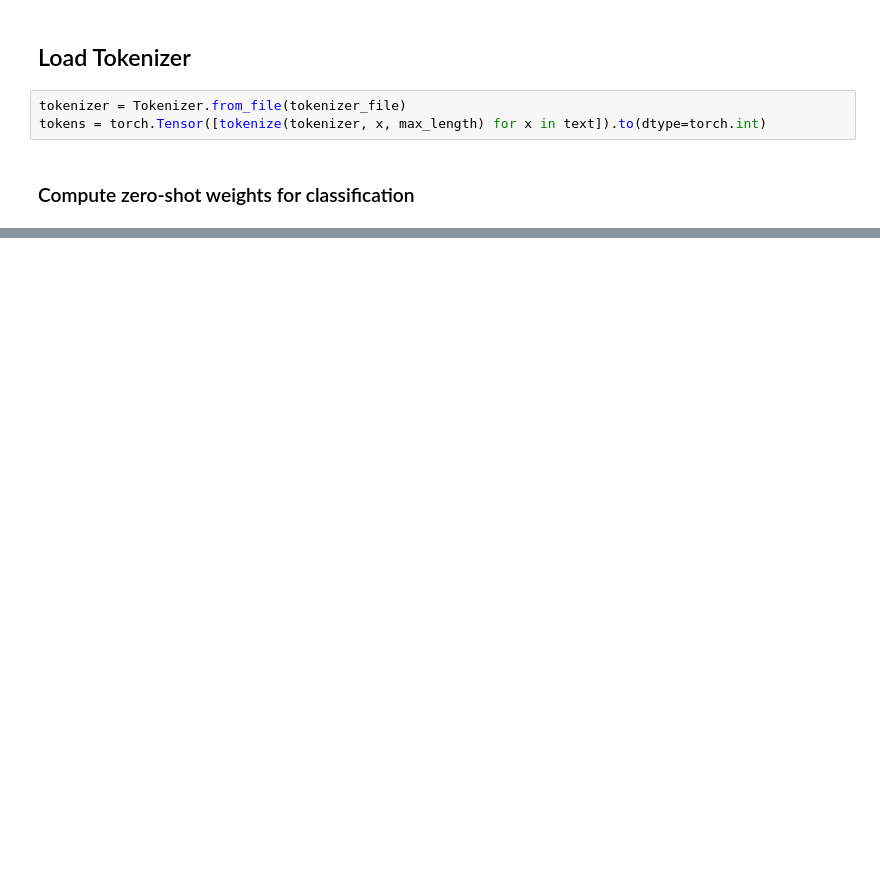
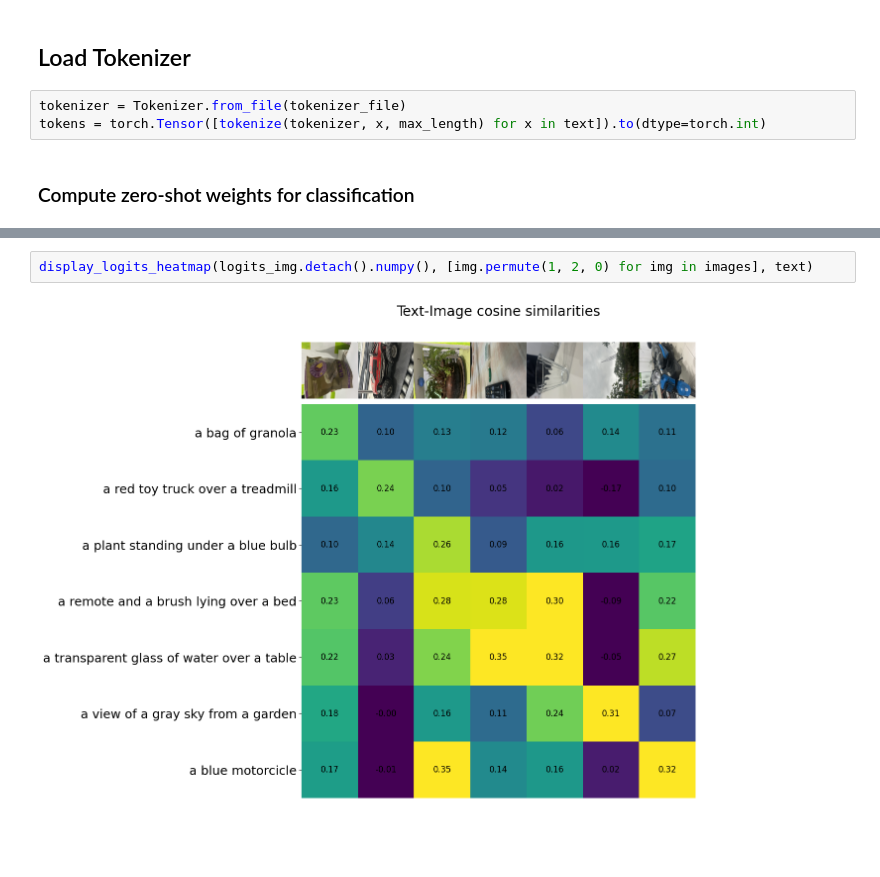
Before and after one commit to cs582/CLIP_implementation, a Jupyter notebook: demo.ipynb, the cells around one changed output, grey strips where cells are left out. Cells and saved outputs as stored; diff of their text form; blank space fills up the shorter version.

```diff
--- a/demo.ipynb
+++ b/demo.ipynb
@@ -170,0 +149,4 @@ tensor([[ 2.6311,  1.7589,  2.0780,  3.1881,  2.2037,  0.9104,  2.2801],
+# %%
+display_logits_heatmap(logits_img.detach().numpy(), [img.permute(1, 2, 0) for img in images], text)
+# %% [output]
+[figure, added]
```
Also changed, not shown: parts of 14 cells of this notebook, 5 other files.
